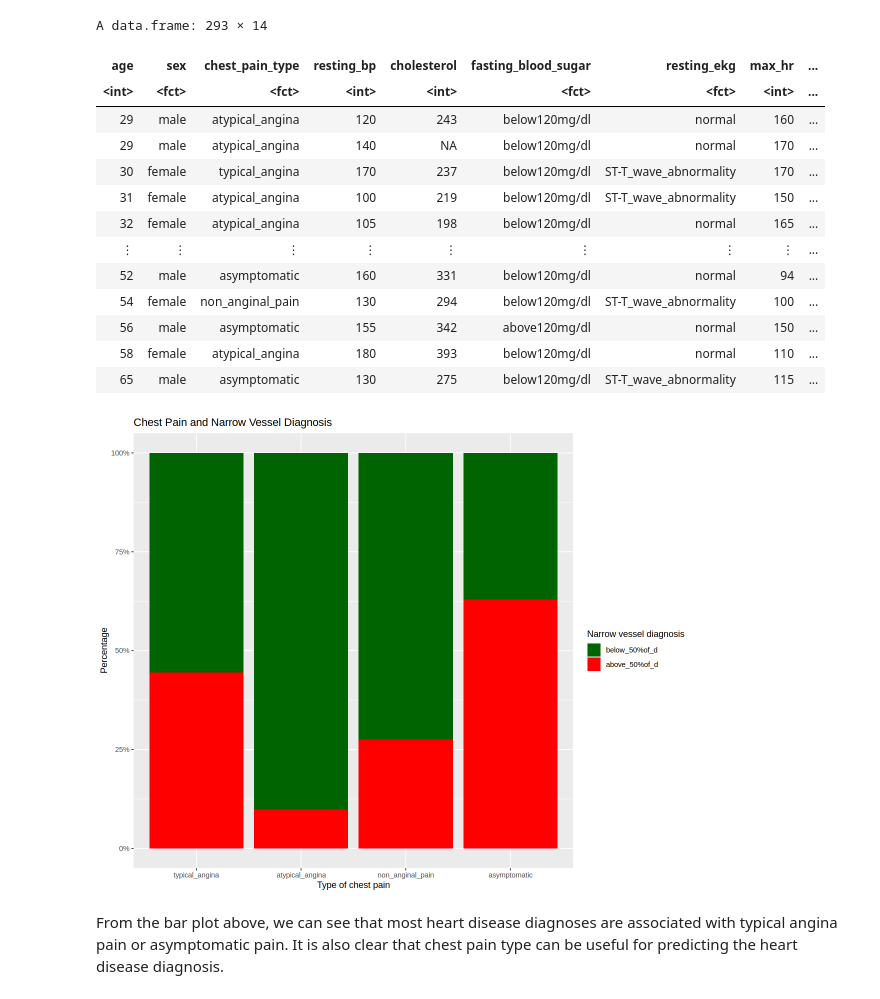
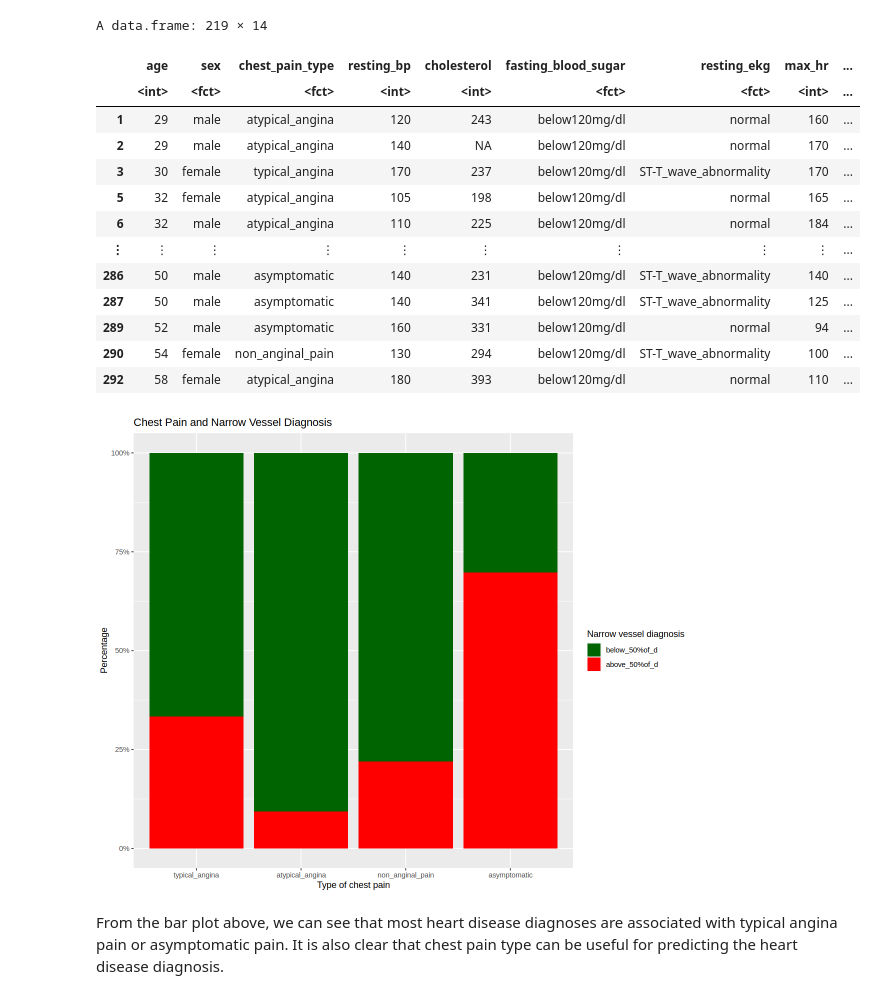
Before and after one commit to MaxVinichenko/DSCI_100_Final_Project, a Jupyter notebook: data.ipynb, the cells around one changed output. Saved outputs shown, nothing was run; the diff lists cells and outputs as text; code cells hidden in the pictures.

```diff
--- a/data.ipynb
+++ b/data.ipynb
@@ -30,10 +30,10 @@ formatted_heart_disease<-data.hungary |>
     )|>
     #transofrming variables from <char> to <int> or <fct>
     transform(resting_bp = as.integer(resting_bp), cholesterol = as.integer(cholesterol),
-        fasting_blood_sugar = as.factor(fasting_blood_sugar), resting_ekg = as.factor(resting_ekg), max_hr = as.integer(max_hr),
-        exercise_induced_angina = as.factor(exercise_induced_angina), ST_slope = as.factor(ST_slope),
-        fluoroscopy_count = as.integer(fluoroscopy_count),thalassemia_type = as.factor(thalassemia_type),
-        vessel_narrow = as.factor(vessel_narrow), sex=as.factor(sex),chest_pain_type=as.factor(chest_pain_type))
+        fasting_blood_sugar = as.integer(fasting_blood_sugar), resting_ekg = as.integer(resting_ekg), max_hr = as.integer(max_hr),
+        exercise_induced_angina = as.integer(exercise_induced_angina), ST_slope = as.integer(ST_slope),
+        fluoroscopy_count = as.integer(fluoroscopy_count),thalassemia_type = as.integer(thalassemia_type),
+        vessel_narrow = as.factor(vessel_narrow), sex=as.integer(sex),chest_pain_type=as.integer(chest_pain_type))
 # %% [output]
 Warning message in eval(substitute(list(...)), `_data`, parent.frame()):
 “NAs introduced by coercion”
@@ -75,7 +91,13 @@ Warning message in eval(substitute(list(...)), `_data`, parent.frame()):
             # (in any major vessel: attributes 59 through 68 are vessels)
 
 #Refactoring the above categorical variables to make the data more readable and easier to work with:
-formatted_heart_disease<-formatted_heart_disease|>
+refactored_heart_disease<-heart_disease_train|>
+    transform(resting_bp = as.integer(resting_bp), cholesterol = as.integer(cholesterol),
+        fasting_blood_sugar = as.factor(fasting_blood_sugar), resting_ekg = as.factor(resting_ekg), max_hr = as.integer(max_hr),
+        exercise_induced_angina = as.factor(exercise_induced_angina), ST_slope = as.factor(ST_slope),
+        fluoroscopy_count = as.integer(fluoroscopy_count),thalassemia_type = as.factor(thalassemia_type),
+        vessel_narrow = as.factor(vessel_narrow), sex=as.factor(sex),chest_pain_type=as.factor(chest_pain_type
+    ))|>
     mutate(sex=fct_recode(sex, "male"="1", "female"="0"
     ))|>
     mutate(chest_pain_type=fct_recode(chest_pain_type,
@@ -111,19 +133,20 @@ formatted_heart_disease<-formatted_heart_disease|>
         "below_50%of_d"="0",
         "above_50%of_d"="1"))
 
-formatted_heart_disease
+
+refactored_heart_disease
 # %% [output]
-A data.frame: 293 × 14
+A data.frame: 219 × 14
-| age | sex | chest_pain_type | resting_bp | cholesterol | fasting_blood_sugar | resting_ekg | max_hr | ... |
-| <int> | <fct> | <fct> | <int> | <int> | <fct> | <fct> | <int> | ... |
-| 29 | male | atypical_angina | 120 | 243 | below120mg/dl | normal | 160 | ... |
-| 29 | male | atypical_angina | 140 | NA | below120mg/dl | normal | 170 | ... |
-| 30 | female | typical_angina | 170 | 237 | below120mg/dl | ST-T_wave_abnormality | 170 | ... |
-| 31 | female | atypical_angina | 100 | 219 | below120mg/dl | ST-T_wave_abnormality | 150 | ... |
-| 32 | female | atypical_angina | 105 | 198 | below120mg/dl | normal | 165 | ... |
-| ⋮ | ⋮ | ⋮ | ⋮ | ⋮ | ⋮ | ⋮ | ⋮ | ... |
-| 52 | male | asymptomatic | 160 | 331 | below120mg/dl | normal | 94 | ... |
-| 54 | female | non_anginal_pain | 130 | 294 | below120mg/dl | ST-T_wave_abnormality | 100 | ... |
-| 56 | male | asymptomatic | 155 | 342 | above120mg/dl | normal | 150 | ... |
-| 58 | female | atypical_angina | 180 | 393 | below120mg/dl | normal | 110 | ... |
-| 65 | male | asymptomatic | 130 | 275 | below120mg/dl | ST-T_wave_abnormality | 115 | ... |
+|  | age | sex | chest_pain_type | resting_bp | cholesterol | fasting_blood_sugar | resting_ekg | max_hr | ... |
+|  | <int> | <fct> | <fct> | <int> | <int> | <fct> | <fct> | <int> | ... |
+| 1 | 29 | male | atypical_angina | 120 | 243 | below120mg/dl | normal | 160 | ... |
+| 2 | 29 | male | atypical_angina | 140 | NA | below120mg/dl | normal | 170 | ... |
+| 3 | 30 | female | typical_angina | 170 | 237 | below120mg/dl | ST-T_wave_abnormality | 170 | ... |
+| 5 | 32 | female | atypical_angina | 105 | 198 | below120mg/dl | normal | 165 | ... |
+| 6 | 32 | male | atypical_angina | 110 | 225 | below120mg/dl | normal | 184 | ... |
+| ⋮ | ⋮ | ⋮ | ⋮ | ⋮ | ⋮ | ⋮ | ⋮ | ⋮ | ... |
+| 286 | 50 | male | asymptomatic | 140 | 231 | below120mg/dl | ST-T_wave_abnormality | 140 | ... |
+| 287 | 50 | male | asymptomatic | 140 | 341 | below120mg/dl | ST-T_wave_abnormality | 125 | ... |
+| 289 | 52 | male | asymptomatic | 160 | 331 | below120mg/dl | normal | 94 | ... |
+| 290 | 54 | female | non_anginal_pain | 130 | 294 | below120mg/dl | ST-T_wave_abnormality | 100 | ... |
+| 292 | 58 | female | atypical_angina | 180 | 393 | below120mg/dl | normal | 110 | ... |
@@ -136,17 +153,17 @@ heart_disease_test<-testing(heart_disease_split)
 # %%
 #Exploring The Relationship Between Chest Pain Type and narrow vessel diagnostic:
-pain_vessel_graph<-heart_disease_train|>
+pain_vessel_graph<-refactored_heart_disease|>
     ggplot(aes(x=chest_pain_type, fill=vessel_narrow))+
         geom_bar(position="fill")+
         scale_y_continuous(labels = percent_format(scale = 100)) +
         ylab("Percentage")+
         labs( title = "Chest Pain and Narrow Vessel Diagnosis", x="Type of chest pain", fill="Narrow vessel diagnosis")+
         scale_fill_manual(values=c("darkgreen","red"))
 
 
 pain_vessel_graph
 # %% [output]
-[figure, old version]
+[figure, new version]
 # %% [markdown]
 From the bar plot above, we can see that most heart disease diagnoses are associated with typical angina pain or asymptomatic pain. It is also clear that chest pain type can be useful for predicting the heart disease diagnosis.
 # %%
```
Also changed, not shown: parts of 6 cells of this notebook.
